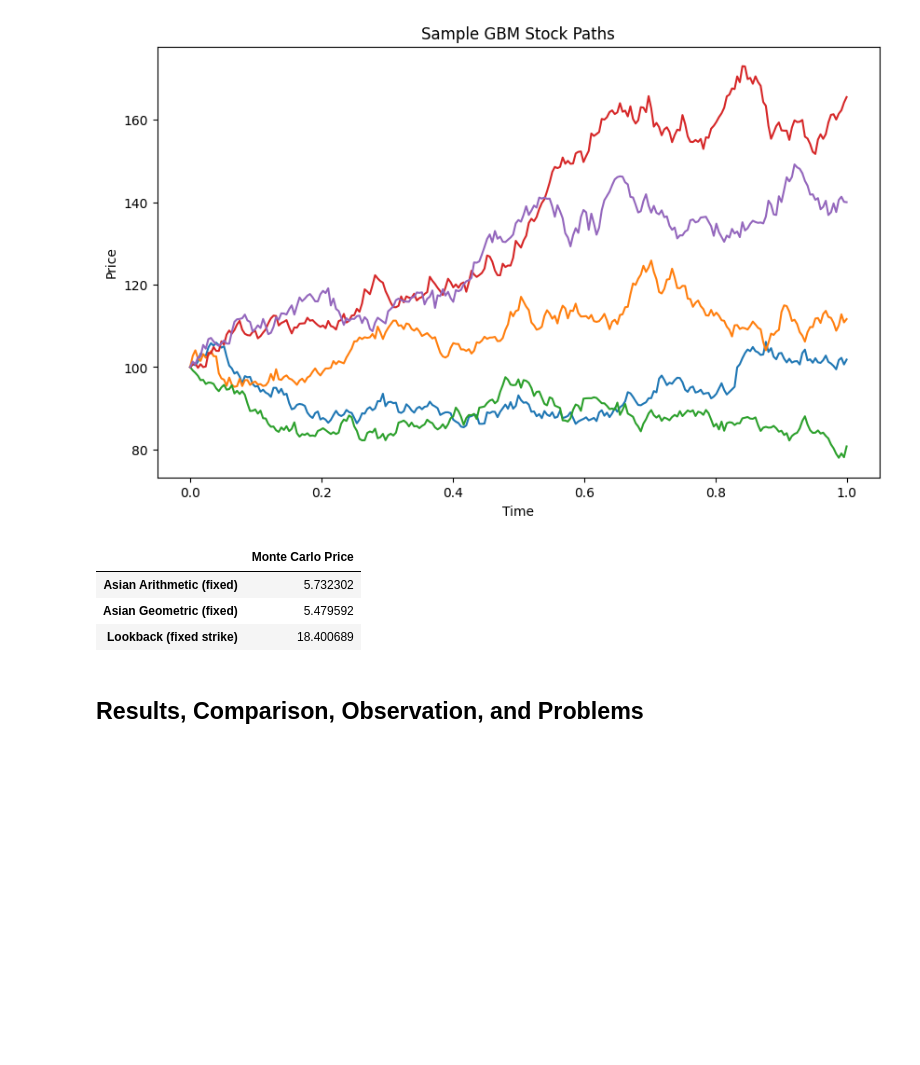
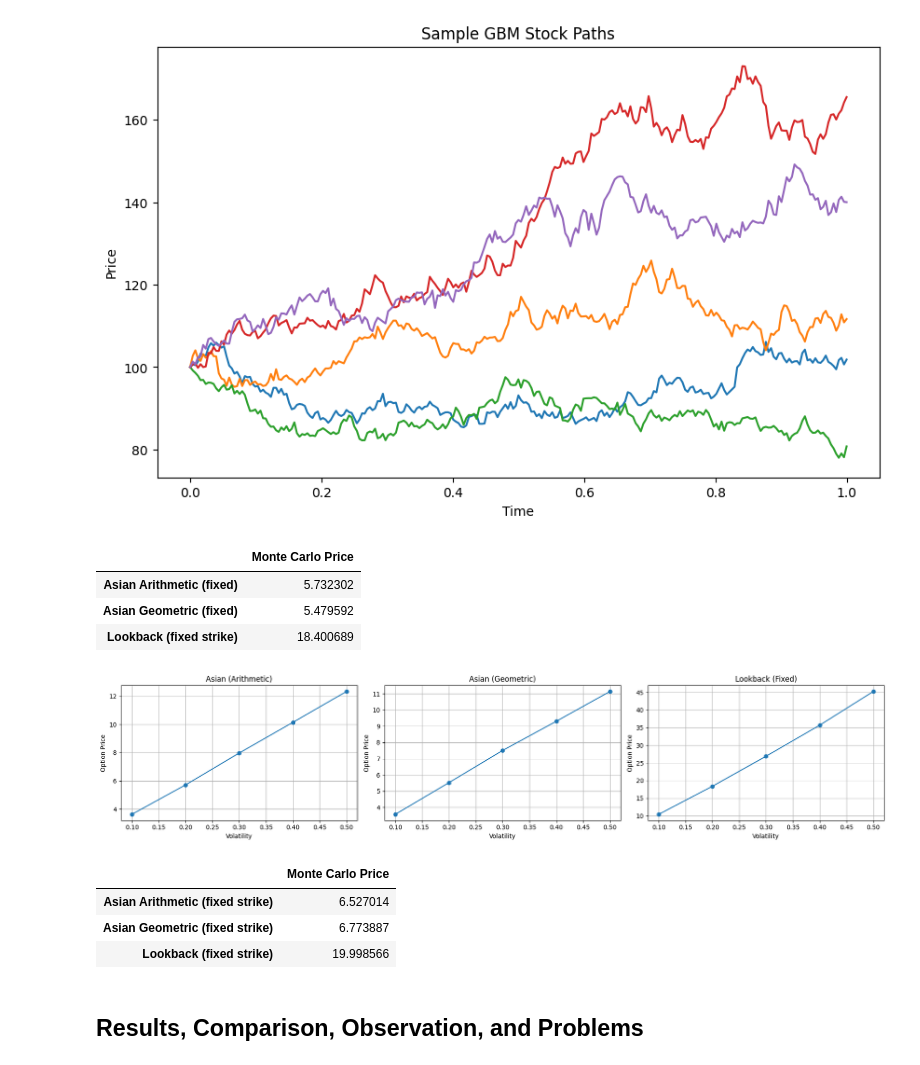
Before and after one commit to gustavlan/option-pricing, a Jupyter notebook: notebooks/option_pricing_example.ipynb, the cells around one changed output. Drawn from its saved outputs; the diff is of its cells as text; code cells hidden in the pictures; blank space fills up the shorter version.

```diff
--- a/notebooks/option_pricing_example.ipynb
+++ b/notebooks/option_pricing_example.ipynb
@@ -220,22 +195,42 @@ def test_option_sensitivity(variable_name, start_value, end_value, step_size):
     plt.show()
+# %%
+# Sensitivity of call prices to volatility between 10% and 50%
+test_option_sensitivity("volatility", 0.1, 0.5, 0.1)
+# %% [output]
+[figure, added]
 # %%
-# Monte carlo simulation parameters
-M = 1000000  # Number of simulations
-N = 252  # Number of time steps
+# Monte Carlo simulation parameters
+M = 100000   # Number of simulation paths
+N = 252       # Number of time steps per path
 
 # Option parameters
-S0 = 100  # Initial stock price
-E = 100   # Strike price
-sigma = 0.2  # Volatility
-r = 0.05  # Risk-free rate / drift
-T = 1  # Time to maturity in years
+S0 = 100      # Initial stock price
+K = 100       # Strike price
+sigma = 0.2   # Volatility
+r = 0.05      # Risk-free rate
+T = 1.0       # Time to maturity in years
 
-(asian_call_fixed_arith, asian_put_fixed_arith,
- asian_call_floating_arith, asian_put_floating_arith,
- asian_call_fixed_geo, asian_put_fixed_geo,
- asian_call_floating_geo, asian_put_floating_geo,
- lookback_call_fixed, lookback_put_fixed,
- lookback_call_floating, lookback_put_floating) = simulate_and_price_option(S0, E, sigma, r, T, M, N)
+# Labels
+option_map = {
+    "Asian Arithmetic (fixed strike)": "asian_arithmetic",
+    "Asian Geometric (fixed strike)":  "asian_geometric",
+    "Lookback (fixed strike)":         "lookback_fixed",
+}
+
+# Price each option
+prices = {
+    label: simulate_and_price_option(
+        S0=S0, K=K, r=r, sigma=sigma, T=T, M=M, N=N, option_type=otype
+    )
+    for label, otype in option_map.items()
+}
+
+pd.Series(prices, name="Monte Carlo Price").to_frame()
+# %% [output]
+|  | Monte Carlo Price |
+| Asian Arithmetic (fixed strike) | 6.527014 |
+| Asian Geometric (fixed strike) | 6.773887 |
+| Lookback (fixed strike) | 19.998566 |
 # %% [markdown]
 ## Results, Comparison, Observation, and Problems
 # %% [markdown]
```
Also changed, not shown: parts of 1 cell of this notebook.
